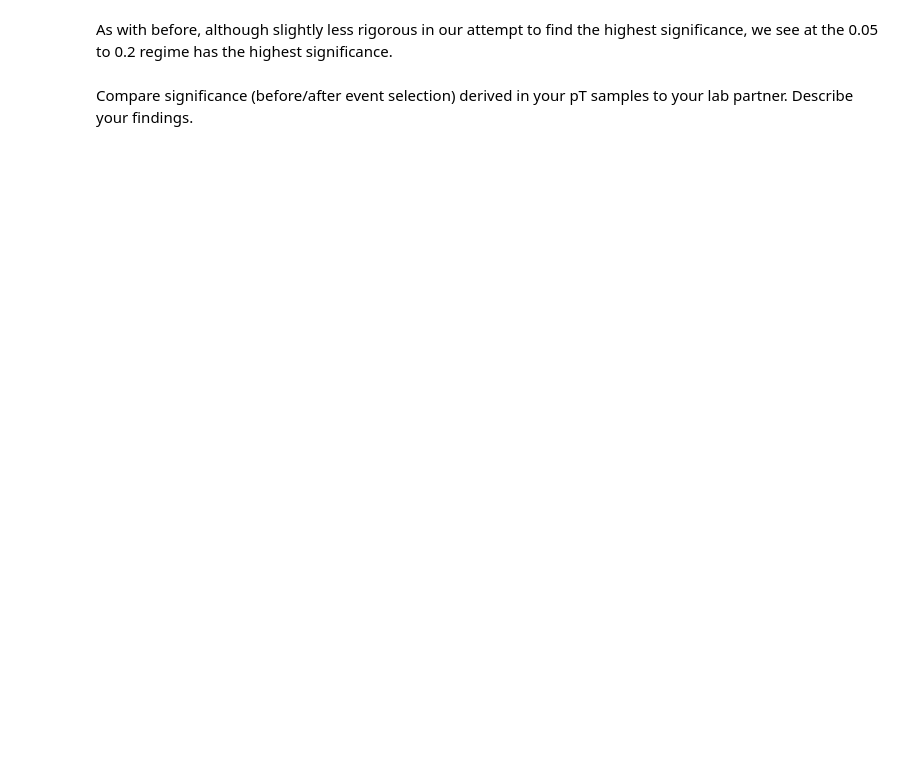
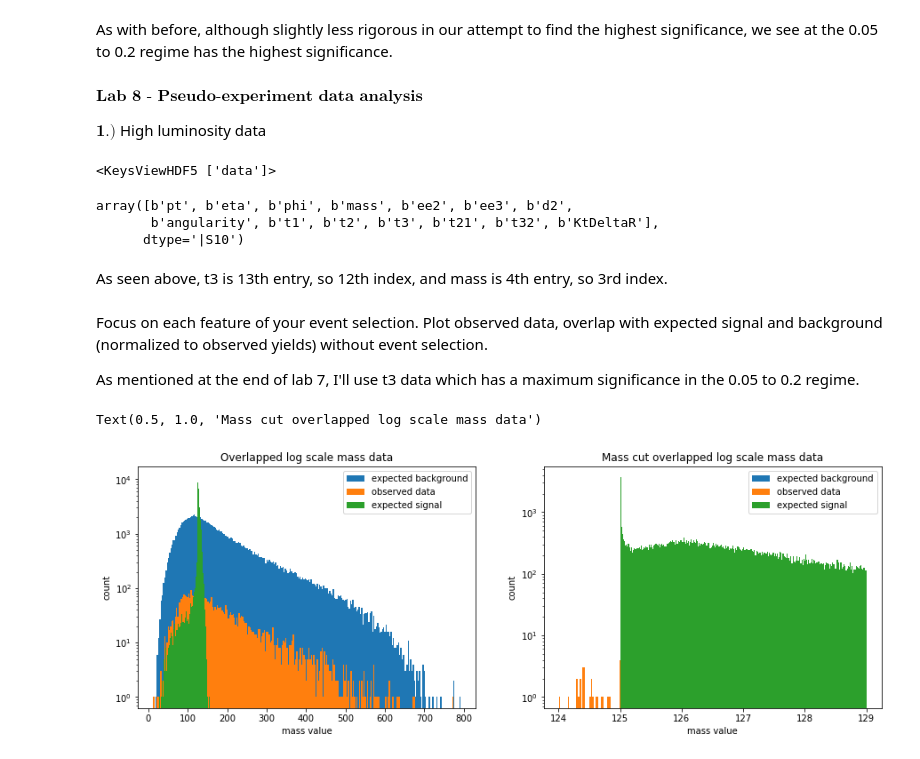
Before and after one commit to Cosack135/PHYS-434, a Jupyter notebook: Lab7.ipynb, the cells around one changed output. Saved outputs shown, nothing was run; the diff lists cells and outputs as text; code cells hidden in the pictures; blank space fills up the shorter version.

```diff
--- a/Lab7.ipynb
+++ b/Lab7.ipynb
@@ -272,4 +292,51 @@ Significance between 126, 130 = 1.7491331685055402
 # %% [markdown]
 As with before, although slightly less rigorous in our attempt to find the highest significance, we see at the 0.05 to 0.2 regime has the highest significance.
-# %% [markdown]
-Compare significance (before/after event selection) derived in your pT samples to your lab partner. Describe your findings.
+# %% [markdown]
+$\textbf{Lab 8 - Pseudo-experiment data analysis}$
+
+$\textbf{1.)}$ High luminosity data
+# %%
+hf = h5py.File('data_highLumi_pt_1000_1200.h5', 'r')
+# %%
+hf.keys()
+# %% [output]
+<KeysViewHDF5 ['data']>
+# %%
+hf['data']['block0_items'][:]
+# %% [output]
+array([b'pt', b'eta', b'phi', b'mass', b'ee2', b'ee3', b'd2',
+       b'angularity', b't1', b't2', b't3', b't21', b't32', b'KtDeltaR'],
+      dtype='|S10')
+# %%
+high_lumin = np.array(hf.get('data').get('block0_values'))
+hf.close()
+# %% [markdown]
+As seen above, t3 is 13th entry, so 12th index, and mass is 4th entry, so 3rd index.
+# %% [markdown]
+Focus on each feature of your event selection. Plot observed data, overlap with expected signal and background (normalized to observed yields) without event selection.
+
+As mentioned at the end of lab 7, I'll use t3 data which has a maximum significance in the 0.05 to 0.2 regime.
+# %%
+fig, ax = plt.subplots(1, 2, figsize=(15, 5))
+ax[0].hist(qcd_file['mass'], bins = 250, label= "expected background")
+ax[0].hist(high_lumin[:,3], bins = 250, label = "observed data")
+ax[0].hist(higgs_file['mass'], bins = 250, label= "expected signal" )
+ax[0].set_yscale('log')
+ax[0].legend()
+ax[0].set_xlabel("mass value")
+ax[0].set_ylabel("count")
+ax[0].set_title("Overlapped log scale mass data")
+
+
+high_lumin_mask = (high_lumin[:,3] > 124) & (high_lumin[:,3] < 129)
+ax[1].hist(qcd_file['mass'][qcd_mask], bins = 250, label= "expected background")
+ax[1].hist(high_lumin[:,3][high_lumin_mask], bins = 250, label = "observed data")
+ax[1].hist(higgs_file['mass'][higgs_mask], bins = 250, label= "expected signal" )
+ax[1].set_yscale('log')
+ax[1].legend()
+ax[1].set_xlabel("mass value")
+ax[1].set_ylabel("count")
+ax[1].set_title("Mass cut overlapped log scale mass data")
+# %% [output]
+Text(0.5, 1.0, 'Mass cut overlapped log scale mass data')
+[figure, added]
```
Also changed, not shown: parts of 17 cells of this notebook, 1 other file.
